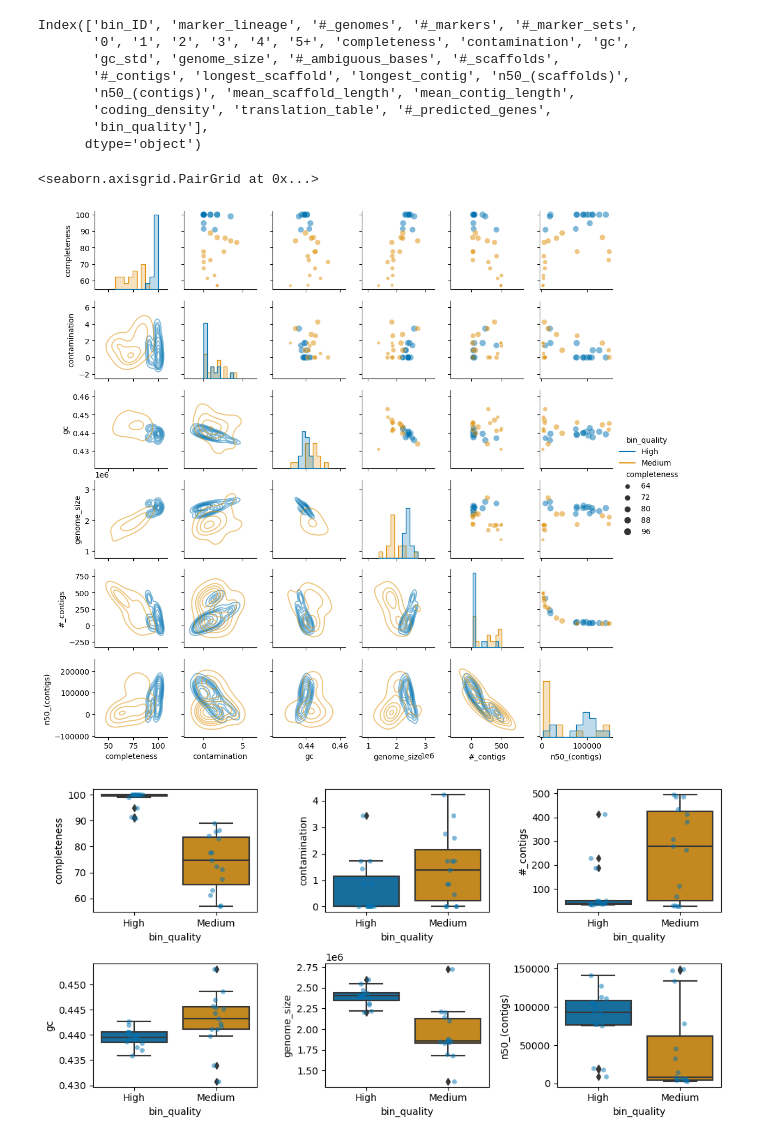
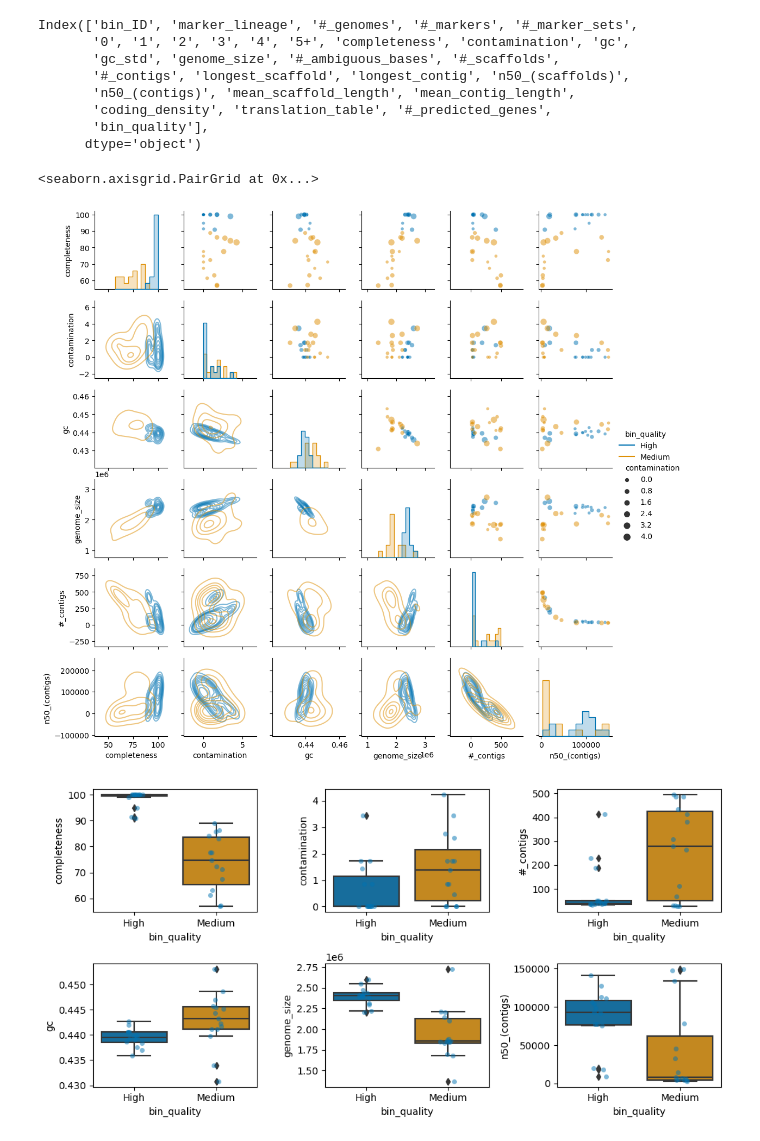
Before and after one commit to GentleHoney/Genomics_Project, a Jupyter notebook: proj_tmp.ipynb, the cells around one changed output. Saved outputs shown, nothing was run; the diff lists cells and outputs as text; code cells hidden in the pictures.

Commit message:
prokka annotaion graphs

```diff
--- a/proj_tmp.ipynb
+++ b/proj_tmp.ipynb
@@ -182,13 +182,13 @@ Index(['bin_ID', 'marker_lineage', '#_genomes', '#_markers', '#_marker_sets',
       dtype='object')
 # %%
 g=sns.PairGrid(neat_features.loc[:,['completeness', 'contamination', 'gc','genome_size','#_contigs', 'n50_(contigs)','bin_quality']],hue='bin_quality',palette='colorblind',height=1.75)
-g.map_upper(sns.scatterplot,size=neat_features['completeness'],alpha=0.5)
+g.map_upper(sns.scatterplot,size=neat_features['contamination'],alpha=0.5)
 g.map_diag(sns.histplot,element='step',bins=10)
 g.map_lower(sns.kdeplot,alpha=0.5)
 g.add_legend(title='',adjust_subtitles=True)
 # %% [output]
 <seaborn.axisgrid.PairGrid at 0x...>
-[figure, old version]
+[figure, new version]
 # %%
 fig,ax=plt.subplots(2,3,figsize=(10,5))
 cols = ['completeness','contamination','#_contigs', 'gc', 'genome_size', 'n50_(contigs)']
```
Also changed, not shown: parts of 14 cells of this notebook, 17 other files.
